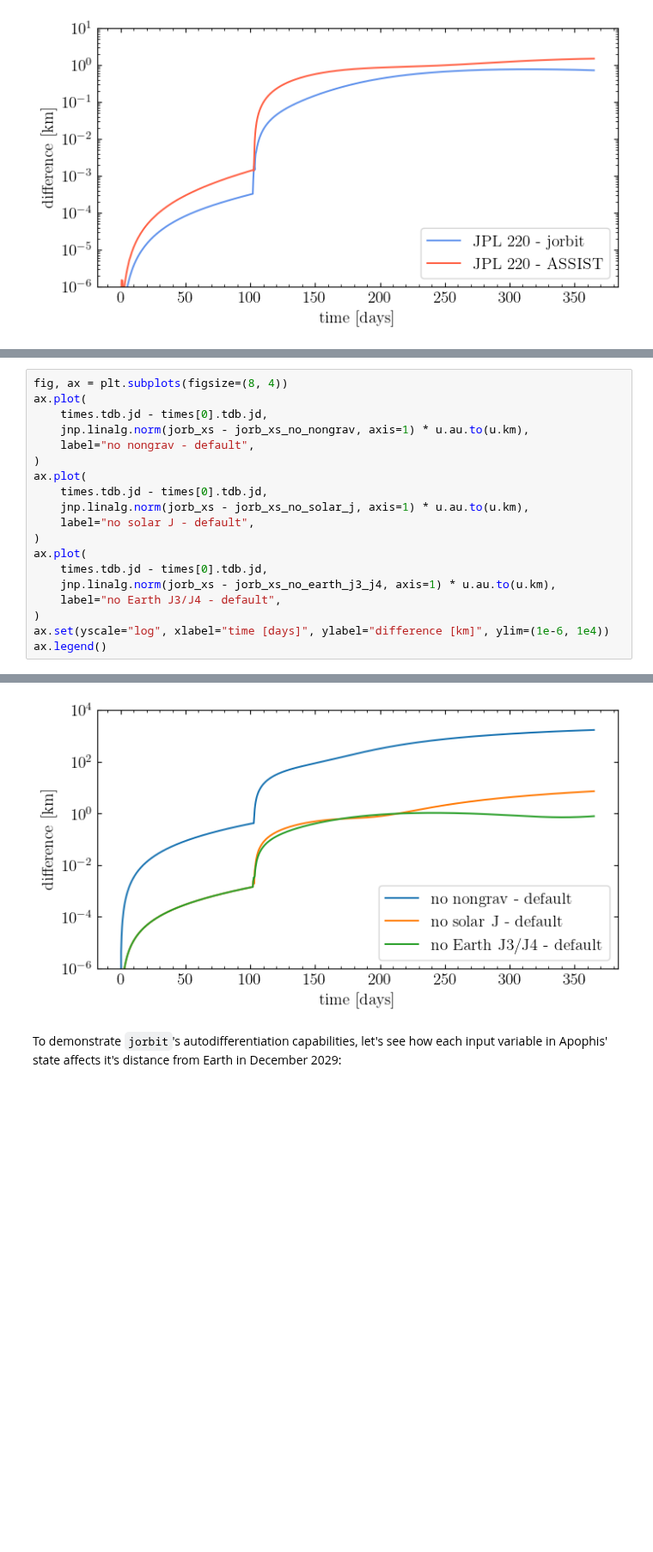
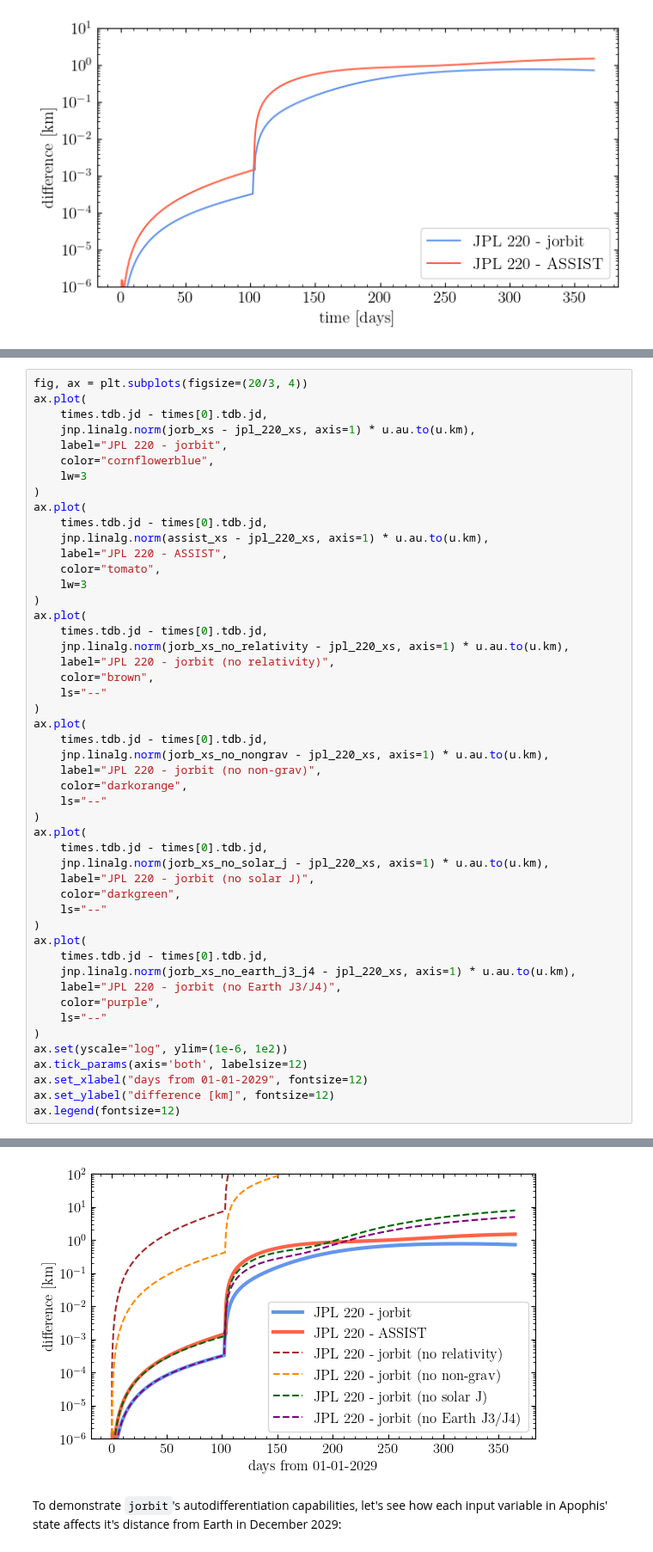
Before and after one commit to ben-cassese/jorbit, a Jupyter notebook: docs/tutorials/apophis_flyby.ipynb, the cells around one changed output, grey strips where cells are left out. Shown at 86% size. Saved outputs shown, nothing was run; the diff lists cells and outputs as text; blank space fills up the shorter version.

```diff
--- a/docs/tutorials/apophis_flyby.ipynb
+++ b/docs/tutorials/apophis_flyby.ipynb
@@ -300,25 +329,55 @@ jorb_xs_no_earth_j3_j4, _ = p.integrate(times)
 # %%
-fig, ax = plt.subplots(figsize=(8, 4))
+fig, ax = plt.subplots(figsize=(20/3, 4))
 ax.plot(
     times.tdb.jd - times[0].tdb.jd,
-    jnp.linalg.norm(jorb_xs - jorb_xs_no_nongrav, axis=1) * u.au.to(u.km),
-    label="no nongrav - default",
+    jnp.linalg.norm(jorb_xs - jpl_220_xs, axis=1) * u.au.to(u.km),
+    label="JPL 220 - jorbit",
+    color="cornflowerblue",
+    lw=3
 )
 ax.plot(
     times.tdb.jd - times[0].tdb.jd,
-    jnp.linalg.norm(jorb_xs - jorb_xs_no_solar_j, axis=1) * u.au.to(u.km),
-    label="no solar J - default",
+    jnp.linalg.norm(assist_xs - jpl_220_xs, axis=1) * u.au.to(u.km),
+    label="JPL 220 - ASSIST",
+    color="tomato",
+    lw=3
 )
 ax.plot(
     times.tdb.jd - times[0].tdb.jd,
-    jnp.linalg.norm(jorb_xs - jorb_xs_no_earth_j3_j4, axis=1) * u.au.to(u.km),
-    label="no Earth J3/J4 - default",
+    jnp.linalg.norm(jorb_xs_no_relativity - jpl_220_xs, axis=1) * u.au.to(u.km),
+    label="JPL 220 - jorbit (no relativity)",
+    color="brown",
+    ls="--"
 )
-ax.set(yscale="log", xlabel="time [days]", ylabel="difference [km]", ylim=(1e-6, 1e4))
-ax.legend()
+ax.plot(
+    times.tdb.jd - times[0].tdb.jd,
+    jnp.linalg.norm(jorb_xs_no_nongrav - jpl_220_xs, axis=1) * u.au.to(u.km),
+    label="JPL 220 - jorbit (no non-grav)",
+    color="darkorange",
+    ls="--"
+)
+ax.plot(
+    times.tdb.jd - times[0].tdb.jd,
+    jnp.linalg.norm(jorb_xs_no_solar_j - jpl_220_xs, axis=1) * u.au.to(u.km),
+    label="JPL 220 - jorbit (no solar J)",
+    color="darkgreen",
+    ls="--"
+)
+ax.plot(
+    times.tdb.jd - times[0].tdb.jd,
+    jnp.linalg.norm(jorb_xs_no_earth_j3_j4 - jpl_220_xs, axis=1) * u.au.to(u.km),
+    label="JPL 220 - jorbit (no Earth J3/J4)",
+    color="purple",
+    ls="--"
+)
+ax.set(yscale="log", ylim=(1e-6, 1e2))
+ax.tick_params(axis='both', labelsize=12)
+ax.set_xlabel("days from 01-01-2029", fontsize=12)
+ax.set_ylabel("difference [km]", fontsize=12)
+ax.legend(fontsize=12)
 # %% [output]
 <matplotlib.legend.Legend at 0x...>
-[figure, old version]
+[figure, new version]
 # %% [markdown]
 To demonstrate `jorbit`'s autodifferentiation capabilities, let's see how each input variable in Apophis' state affects it's distance from Earth in December 2029:
 # %%
```
Also changed, not shown: parts of 5 cells of this notebook, 10 other files.
